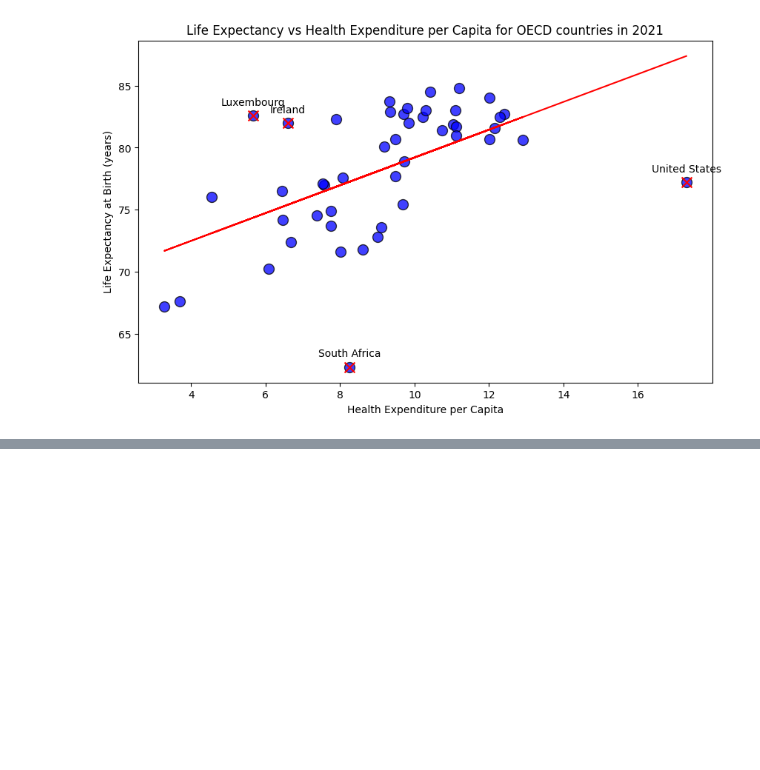
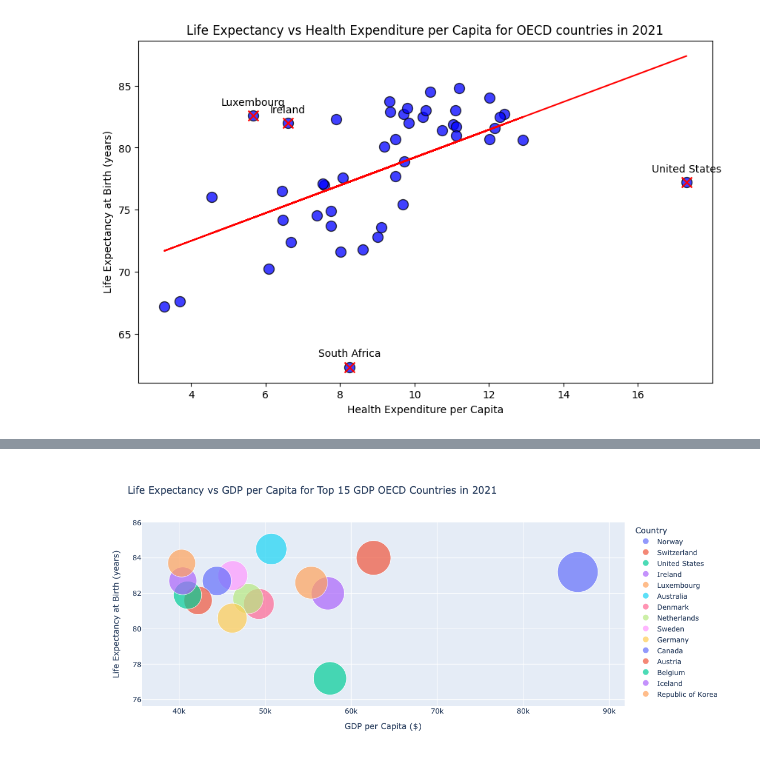
Before and after one commit to kevinzhouhogwarts/project-1-team-1, a Jupyter notebook: exploratory_code/life_expectancy_OECD_health_expense.ipynb, the cells around one changed output, grey strips where cells are left out. Drawn from its saved outputs; the diff is of its cells as text; code cells hidden in the pictures; blank space fills up the shorter version.

```diff
--- a/exploratory_code/life_expectancy_OECD_health_expense.ipynb
+++ b/exploratory_code/life_expectancy_OECD_health_expense.ipynb
@@ -265,3 +265,11 @@ plt.show()
 The correlation between Health Expenditure per Capita and Life Expectancy is 0.55
 The r-squared value is: 0.30501019998530066
 [figure]
+# %%
+# Sorting and selecting top 15 and bottom 15 countries by GDP per capita
+top_15_gdp = data2021_df.nlargest(15, 'GDP per Capita')
+bottom_15_gdp = data2021_df.nsmallest(15, 'GDP per Capita')
+
+# Combining the top 15 and bottom 15 into a single DataFrame
+gdp_df = pd.concat([top_15_gdp, bottom_15_gdp])
+gdp_df
@@ -267,0 +294,29 @@ The r-squared value is: 0.30501019998530066
+# %%
+# Create the scatter plot for year 2021 to show how life expectancy looks for top 15 wealthier countries
+
+fig = px.scatter(
+    top_15_gdp,
+    x='GDP per Capita',
+    y='Life Expectancy',
+    color='Country',
+    #size='Population',
+    size='GDP per Capita',
+    hover_name='Country',
+    #title='Life Expectancy vs GDP per Capita for Top 10 and Bottom 10 GDP OECD Countries in 2021',
+    title='Life Expectancy vs GDP per Capita for Top 15 GDP OECD Countries in 2021',
+    labels={'GDP per Capita': 'GDP per Capita ($)', 'Life Expectancy': 'Life Expectancy at Birth (years)'},
+    size_max=50
+)
+# Update the layout to set the size
+fig.update_layout(
+    width=1000,  # Set the width to 1000 pixels
+    height=500   # Set the height to 500 pixels
+)
+
+# Save the figure as an HTML file
+fig.write_html("../output/graphs/Fig10.html")
+
+# Show the plot
+fig.show()
+# %% [output]
+[figure, added]
```
Also changed, not shown: parts of 1 cell of this notebook, 8 other files.
